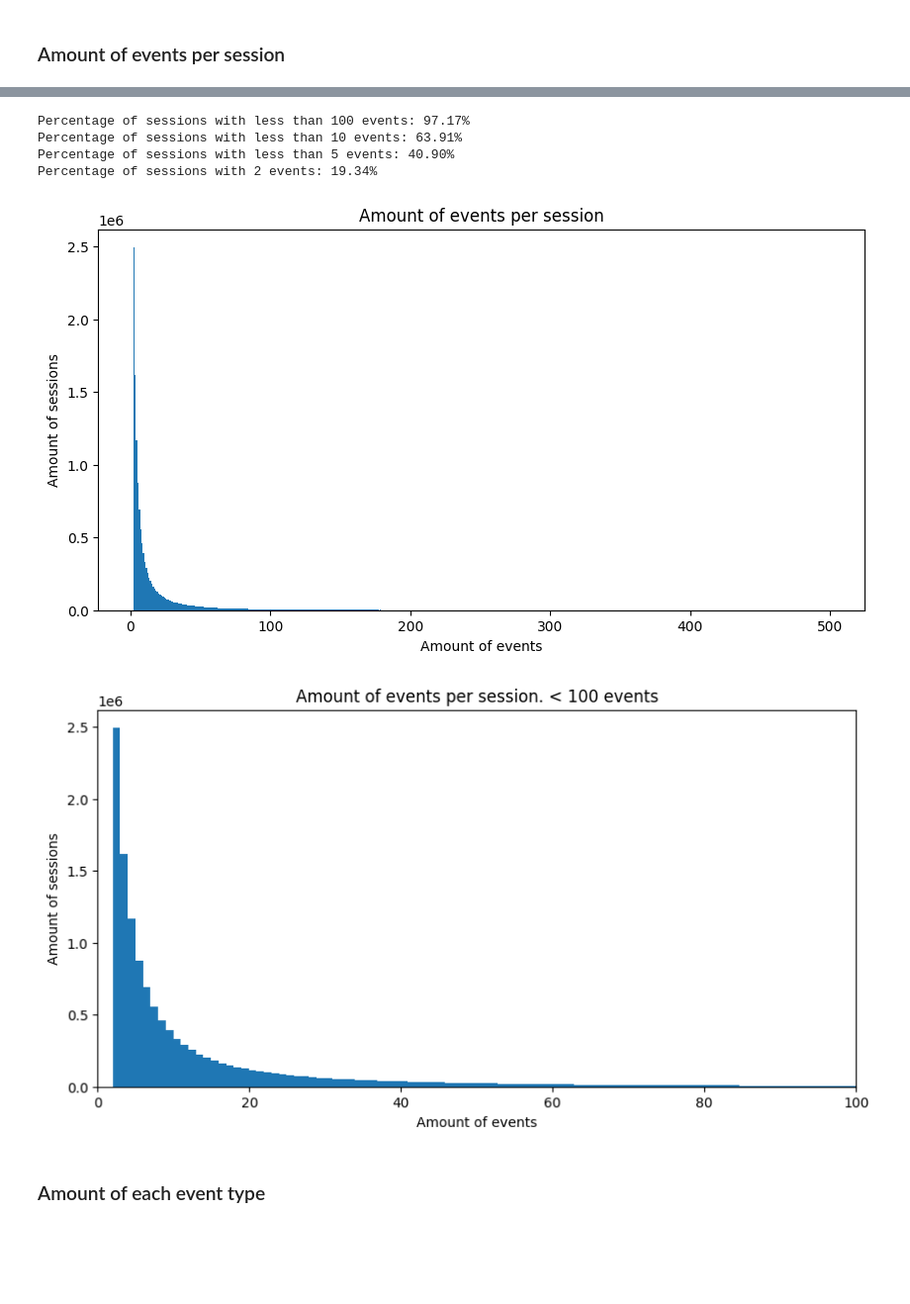
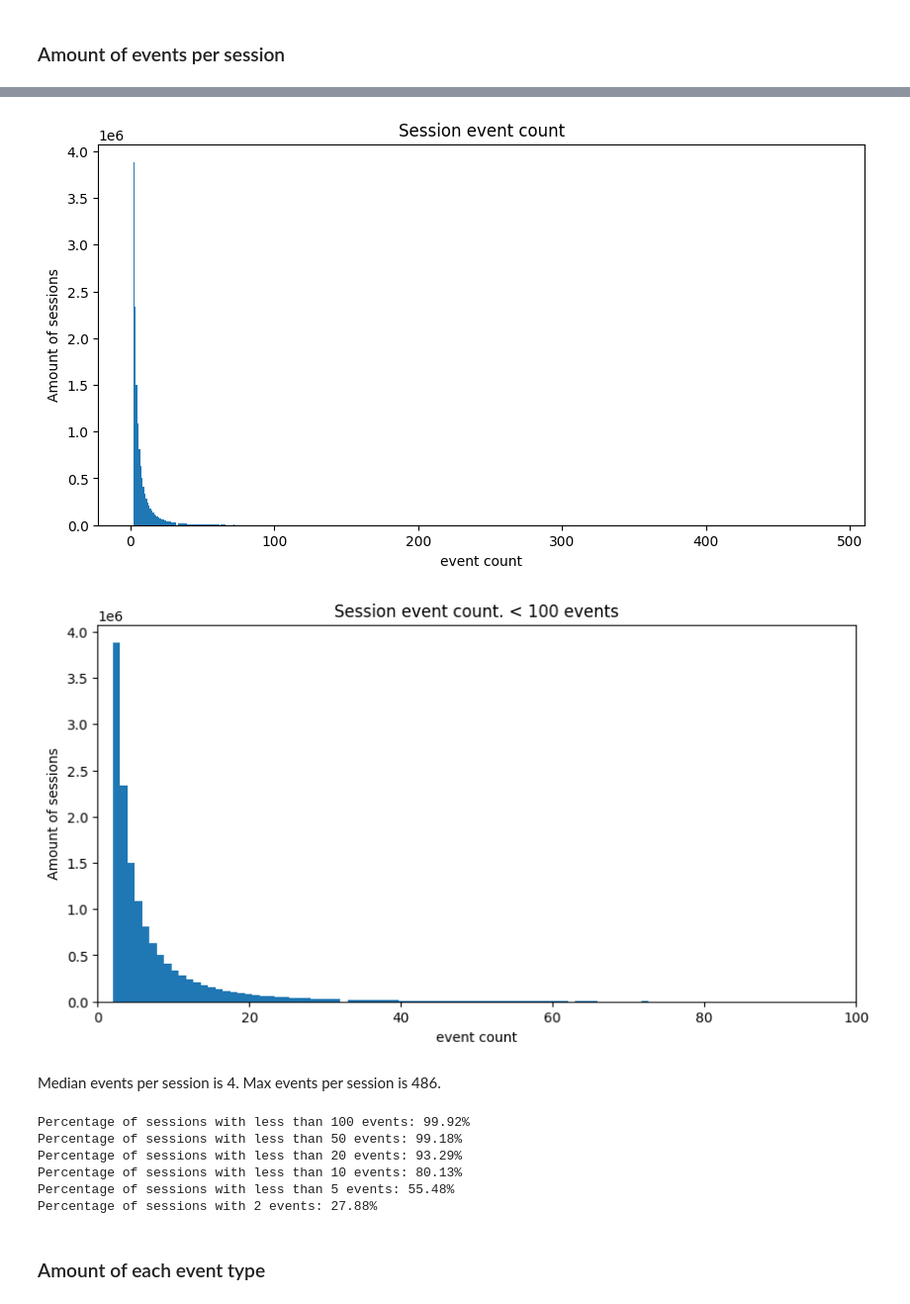
Before and after one commit to kkouri/recsys-dataset, a Jupyter notebook: data_analysis/data_analysis.ipynb, the cells around one changed output, grey strips where cells are left out. Shown at 99% size. Drawn from its saved outputs; the diff is of its cells as text; code cells hidden in the pictures; blank space fills up the shorter version.

```diff
--- a/data_analysis/data_analysis.ipynb
+++ b/data_analysis/data_analysis.ipynb
@@ -72,50 +178,60 @@ shape: (12_899_779, 1)
 └────────────┴──────────────────────┘
+# %%
+import matplotlib.pyplot as plt
+
+events_counts = session_events_count.to_numpy().reshape(-1)
+
+plt.figure(figsize=(10, 5))
+plt.hist(events_counts, bins=500)
+plt.title("Session event count")
+plt.xlabel("event count")
+plt.ylabel("Amount of sessions")
+plt.show()
+
+plt.figure(figsize=(10, 5))
+plt.hist(events_counts, bins=500)
+plt.xlim(0, 100)
+plt.title("Session event count. < 100 events")
+plt.xlabel("event count")
+plt.ylabel("Amount of sessions")
+plt.show()
+# %% [output]
+[figure, added]
+[figure, added]
+# %% [markdown]
+Median events per session is 4. Max events per session is 486.
 # %%
 # Count how many percent are under 100 events
 under_100 = session_events_count.filter(pl.col("session_events_count") < 100).height
 total = session_events_count.height
 print(f"Percentage of sessions with less than 100 events: {under_100 / total * 100:.2f}%")
 
+# Count how many percent are under 50 events
+under_50 = session_events_count.filter(pl.col("session_events_count") < 50).height
+print(f"Percentage of sessions with less than 50 events: {under_50 / total * 100:.2f}%")
+
+# Count how many percent are under 20 events
+under_20 = session_events_count.filter(pl.col("session_events_count") < 20).height
+print(f"Percentage of sessions with less than 20 events: {under_20 / total * 100:.2f}%")
+
 # Count how many percent are under 10 events
 under_10 = session_events_count.filter(pl.col("session_events_count") < 10).height
-total = session_events_count.height
 print(f"Percentage of sessions with less than 10 events: {under_10 / total * 100:.2f}%")
 
 # Count how many percent are under 5 events
 under_5 = session_events_count.filter(pl.col("session_events_count") < 5).height
-total = session_events_count.height
 print(f"Percentage of sessions with less than 5 events: {under_5 / total * 100:.2f}%")
 
 # Count how many percent are 2 events
 exactly_2 = session_events_count.filter(pl.col("session_events_count") == 2).height
-total = session_events_count.height
 print(f"Percentage of sessions with 2 events: {exactly_2 / total * 100:.2f}%")
 # %% [output]
-Percentage of sessions with less than 100 events: 97.17%
-Percentage of sessions with less than 10 events: 63.91%
-Percentage of sessions with less than 5 events: 40.90%
-Percentage of sessions with 2 events: 19.34%
+Percentage of sessions with less than 100 events: 99.92%
+Percentage of sessions with less than 50 events: 99.18%
+Percentage of sessions with less than 20 events: 93.29%
+Percentage of sessions with less than 10 events: 80.13%
+Percentage of sessions with less than 5 events: 55.48%
+Percentage of sessions with 2 events: 27.88%
-# %%
-import matplotlib.pyplot as plt
-
-
-plt.figure(figsize=(10, 5))
-plt.hist(session_events_count.to_numpy(), bins=500)
-plt.title("Amount of events per session")
-plt.xlabel("Amount of events")
-plt.ylabel("Amount of sessions")
-plt.show()
-
-plt.figure(figsize=(10, 5))
-plt.hist(session_events_count.to_numpy(), bins=500)
-plt.xlim(0, 100)
-plt.title("Amount of events per session. < 100 events")
-plt.xlabel("Amount of events")
-plt.ylabel("Amount of sessions")
-plt.show()
-# %% [output]
-[figure, removed]
-[figure, removed]
 # %% [markdown]
 ### Amount of each event type
 # %%
```
Also changed, not shown: parts of 57 cells of this notebook, 1 other file.
